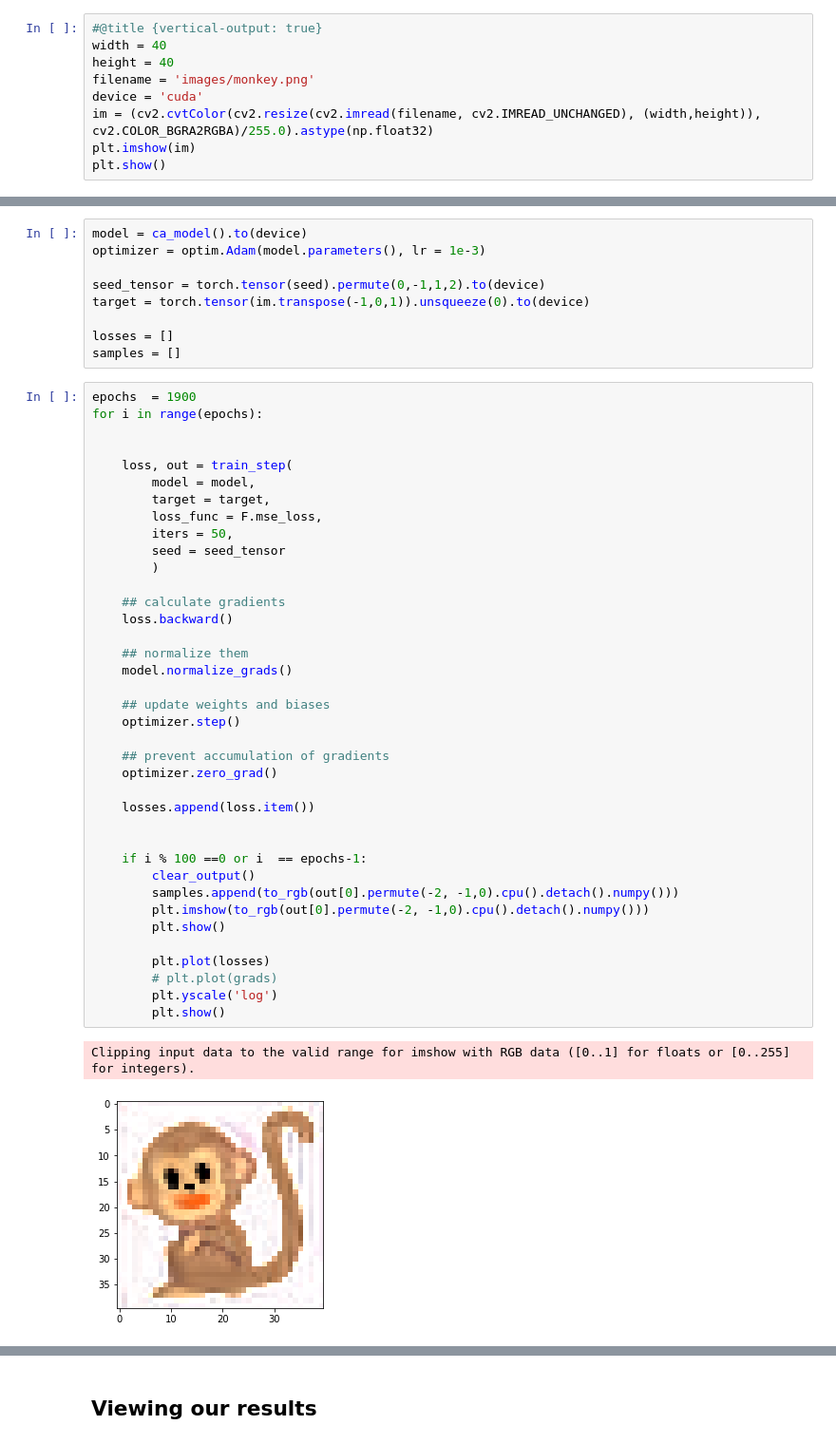
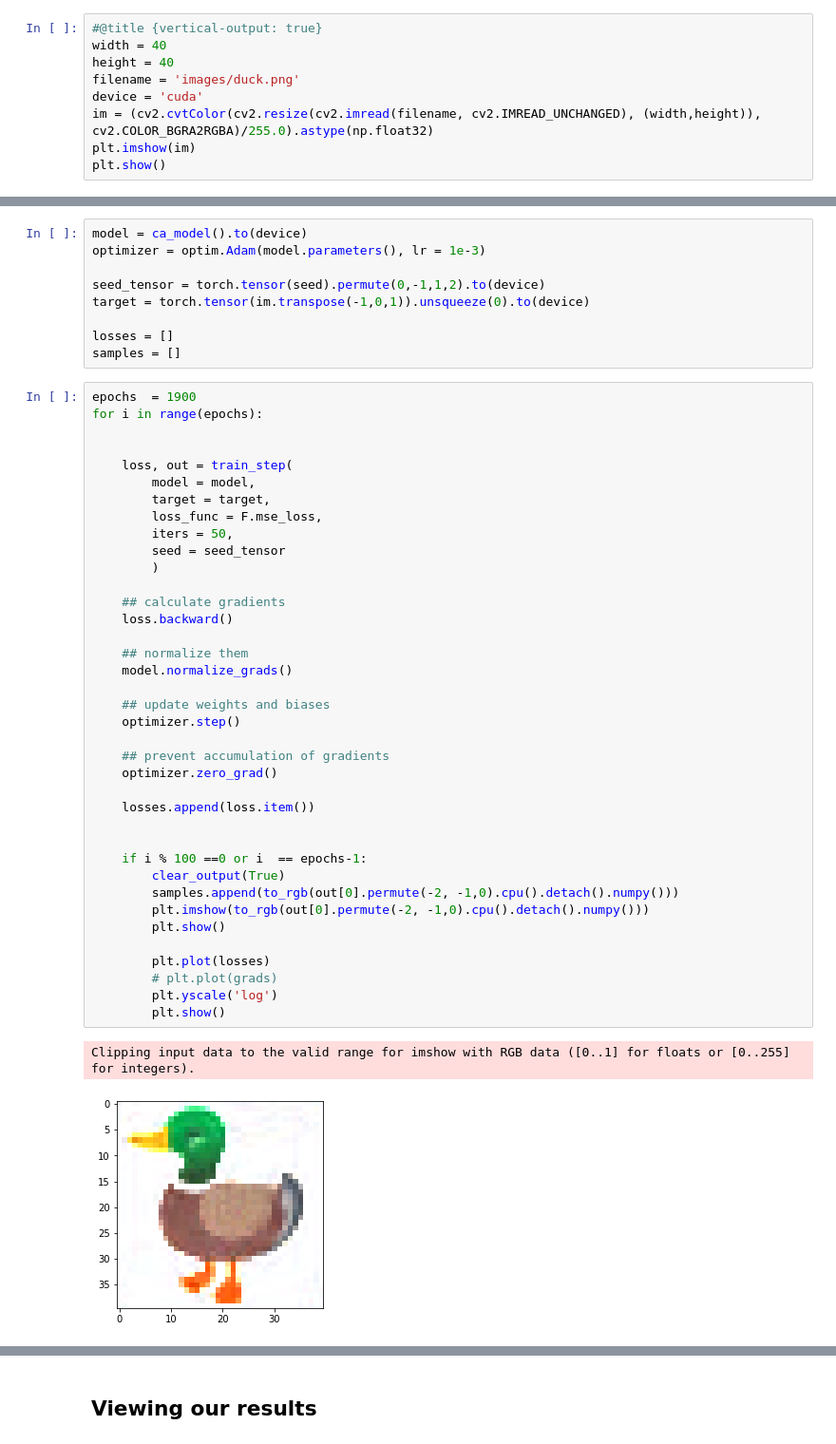
Before and after one commit to Mayukhdeb/differentiable-morphogenesis, a Jupyter notebook: basic-neural-ca.ipynb, the cells around one changed output, grey strips where cells are left out. Shown at 95% size. Drawn from its saved outputs; the diff is of its cells as text.

```diff
--- a/basic-neural-ca.ipynb
+++ b/basic-neural-ca.ipynb
@@ -45,7 +45,7 @@ The image is intentionally small for fast and stable results.
 #@title {vertical-output: true}
 width = 40
 height = 40
-filename = 'images/monkey.png'
+filename = 'images/duck.png'
 device = 'cuda'
 im = (cv2.cvtColor(cv2.resize(cv2.imread(filename, cv2.IMREAD_UNCHANGED), (width,height)), cv2.COLOR_BGRA2RGBA)/255.0).astype(np.float32)
 plt.imshow(im)
@@ -257,32 +257,32 @@ for i in range(epochs):
         iters = 50,
         seed = seed_tensor
         )
 
     ## calculate gradients
     loss.backward()
 
     ## normalize them
     model.normalize_grads()
 
     ## update weights and biases
     optimizer.step()
 
     ## prevent accumulation of gradients
     optimizer.zero_grad()
 
     losses.append(loss.item())
 
 
     if i % 100 ==0 or i  == epochs-1:
-        clear_output()
+        clear_output(True)
         samples.append(to_rgb(out[0].permute(-2, -1,0).cpu().detach().numpy()))
         plt.imshow(to_rgb(out[0].permute(-2, -1,0).cpu().detach().numpy()))
         plt.show()
 
         plt.plot(losses)
         # plt.plot(grads)
         plt.yscale('log')
         plt.show()
 # %% [output]
 Clipping input data to the valid range for imshow with RGB data ([0..1] for floats or [0..255] for integers).
-[figure, old version]
+[figure, new version]
```
Also changed, not shown: parts of 17 cells of this notebook.
